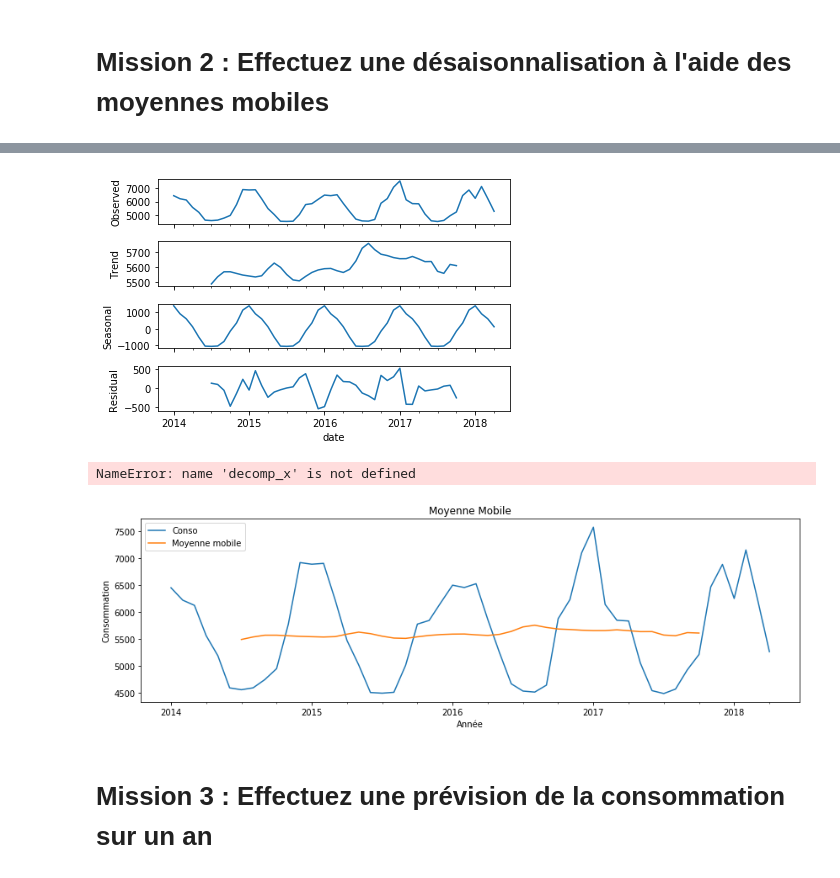
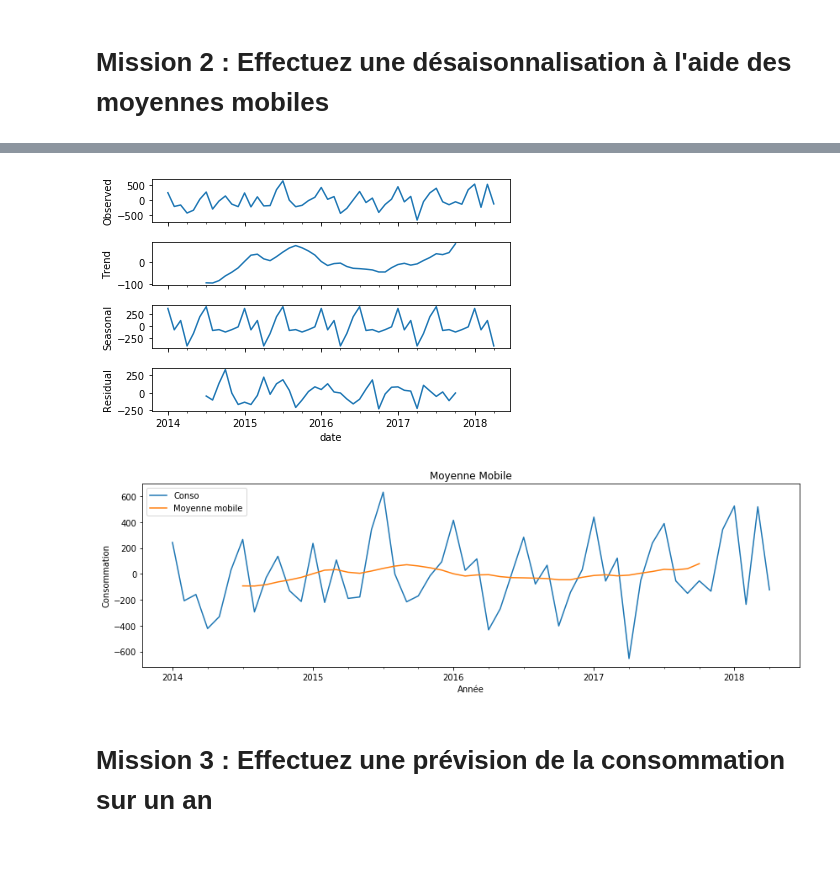
Before and after one commit to Julien-paulet/Projet_8, a Jupyter notebook: Prédisez la demande en electricite.ipynb, the cells around one changed output, grey strips where cells are left out. Cells and saved outputs as stored; diff of their text form; code cells hidden in the pictures.

```diff
--- a/Prédisez la demande en electricite.ipynb
+++ b/Prédisez la demande en electricite.ipynb
@@ -169,10 +182,11 @@ Warnings:
 # %%
 import seaborn as sns
 
-all_data['pred'] = reg_simp.predict()
+all_data['donnees_corriges'] = reg_simp.resid
+all_data['temp'] = reg_simp.predict()
 
 conso.plot(y='consommation', figsize=[14,4])
-all_data['pred'].plot(label='Données corrigées')
+all_data['donnees_corriges'].plot(label='Données corrigées')
 plt.legend()
 plt.xlabel('Année')
 plt.ylabel('Consommation')
@@ -186,6 +200,7 @@ plt.show()
 # %%
 from statsmodels.tsa.seasonal import seasonal_decompose
 # %%
-x = pd.DataFrame(all_data['pred'], index = all_data.index)
+x = pd.DataFrame(all_data['donnees_corriges'], index = all_data.index)
+temp = pd.DataFrame(all_data['temp'], index = all_data.index)
 x.head()
 # %% [output]
@@ -204,23 +219,21 @@ decomp_x.plot()
 plt.savefig('Graphiques/decomposition_data.png')
 plt.show()
 # %% [output]
-[figure, old version]
+[figure, new version]
 # %%
 z = decomp_x.trend
 z = pd.DataFrame(z, index=x.index)
-# %% [output]
-NameError: name 'decomp_x' is not defined
 # %%
-x['pred'].plot(figsize=(14,4), label='Conso')
-z['pred'].plot(figsize=(14,4), label='Moyenne mobile')
+x['donnees_corriges'].plot(figsize=(14,4), label='Conso')
+z['donnees_corriges'].plot(figsize=(14,4), label='Moyenne mobile')
 plt.legend()
 plt.xlabel('Année')
 plt.ylabel('Consommation')
 plt.title('Moyenne Mobile')
 plt.savefig("Graphiques/moyenne_mobile.png")
 plt.show()
 # %% [output]
-[figure, old version]
+[figure, new version]
 # %% [markdown]
 # Mission 3 : Effectuez une prévision de la consommation sur un an
 # %% [markdown]
```
Also changed, not shown: parts of 49 cells of this notebook, 14 other files.
